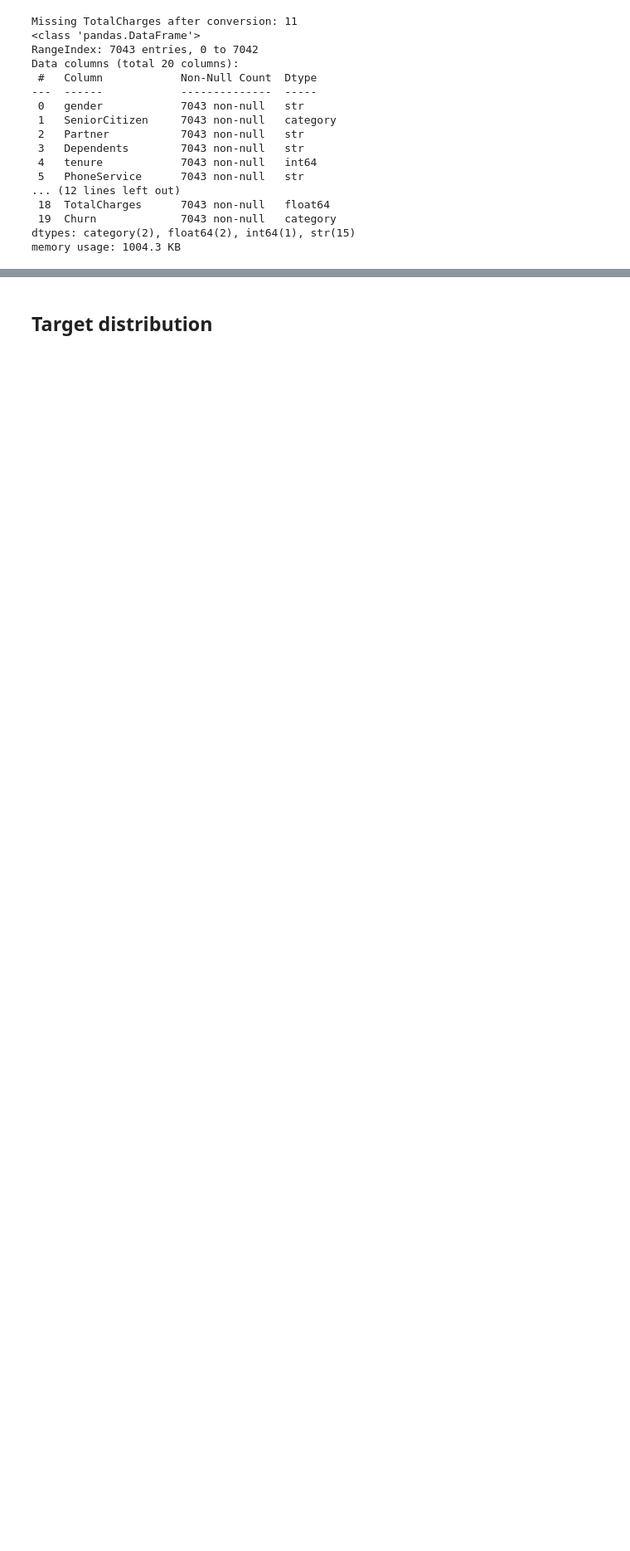
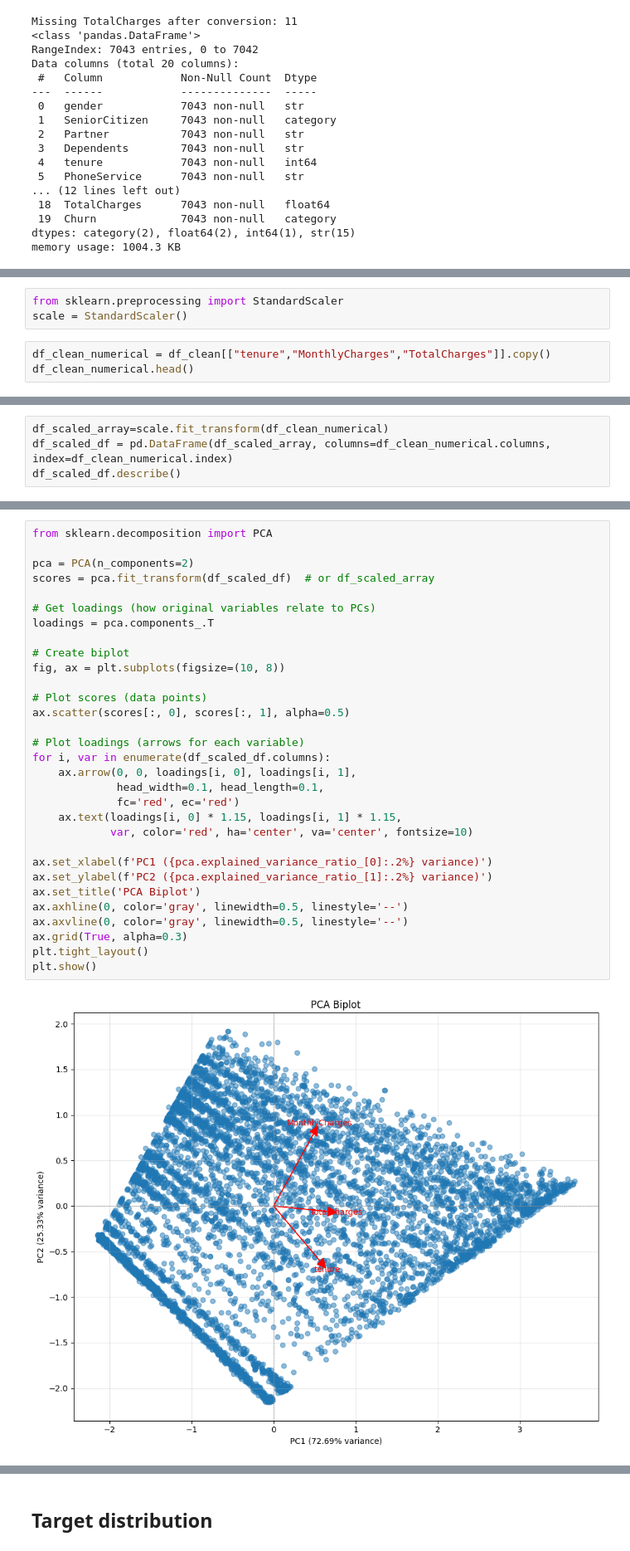
Before and after one commit to giosroom99/telco-churn-eda, a Jupyter notebook: notebooks/01_telco_churn_eda.ipynb, the cells around one changed output, grey strips where cells are left out. Shown at 83% size. Saved outputs shown, nothing was run; the diff lists cells and outputs as text; blank space fills up the shorter version.

```diff
--- a/notebooks/01_telco_churn_eda.ipynb
+++ b/notebooks/01_telco_churn_eda.ipynb
@@ -145,0 +148,6 @@ memory usage: 1004.3 KB
+# %%
+from sklearn.preprocessing import StandardScaler
+scale = StandardScaler()
+# %%
+df_clean_numerical = df_clean[["tenure","MonthlyCharges","TotalCharges"]].copy()
+df_clean_numerical.head()
@@ -145,0 +161,4 @@ memory usage: 1004.3 KB
+# %%
+df_scaled_array=scale.fit_transform(df_clean_numerical)
+df_scaled_df = pd.DataFrame(df_scaled_array, columns=df_clean_numerical.columns, index=df_clean_numerical.index)
+df_scaled_df.describe()
@@ -145,0 +187,33 @@ memory usage: 1004.3 KB
+# %%
+from sklearn.decomposition import PCA
+
+pca = PCA(n_components=2)
+scores = pca.fit_transform(df_scaled_df)  # or df_scaled_array
+
+# Get loadings (how original variables relate to PCs)
+loadings = pca.components_.T
+
+# Create biplot
+fig, ax = plt.subplots(figsize=(10, 8))
+
+# Plot scores (data points)
+ax.scatter(scores[:, 0], scores[:, 1], alpha=0.5)
+
+# Plot loadings (arrows for each variable)
+for i, var in enumerate(df_scaled_df.columns):
+    ax.arrow(0, 0, loadings[i, 0], loadings[i, 1],
+             head_width=0.1, head_length=0.1,
+             fc='red', ec='red')
+    ax.text(loadings[i, 0] * 1.15, loadings[i, 1] * 1.15,
+            var, color='red', ha='center', va='center', fontsize=10)
+
+ax.set_xlabel(f'PC1 ({pca.explained_variance_ratio_[0]:.2%} variance)')
+ax.set_ylabel(f'PC2 ({pca.explained_variance_ratio_[1]:.2%} variance)')
+ax.set_title('PCA Biplot')
+ax.axhline(0, color='gray', linewidth=0.5, linestyle='--')
+ax.axvline(0, color='gray', linewidth=0.5, linestyle='--')
+ax.grid(True, alpha=0.3)
+plt.tight_layout()
+plt.show()
+# %% [output]
+[figure, added]
```
Also changed, not shown: parts of 8 cells of this notebook.
